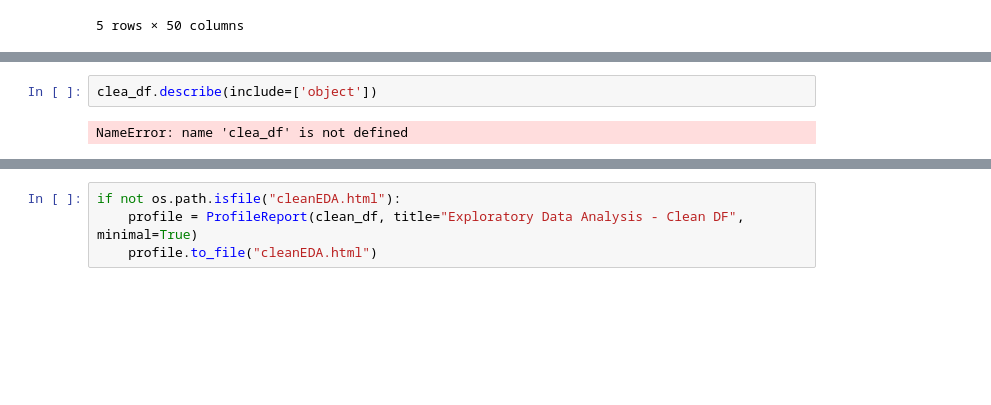
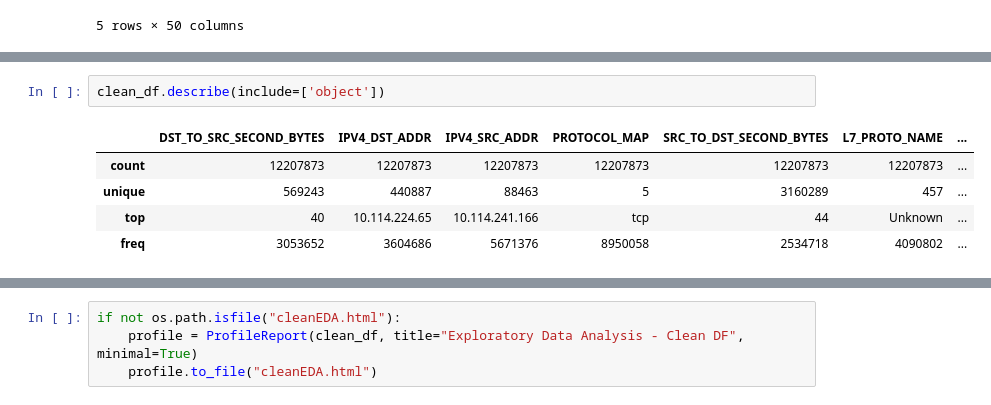
Before and after one commit to DouglasDL28/attack-detection, a Jupyter notebook: attack_detection.ipynb, the cells around one changed output, grey strips where cells are left out. Cells and saved outputs as stored; diff of their text form; blank space fills up the shorter version.

```diff
--- a/attack_detection.ipynb
+++ b/attack_detection.ipynb
@@ -85,6 +85,10 @@ clean_df.describe().transpose()
 | SAMPLING_INTERVAL | 12207873.0 | 1.000000e+00 | 0.000000e+00 | 1.000000e+00 | 1.000000e+00 | 1.000000e+00 | 1.000000e+00 | 1.000000e+00 |
 | TOTAL_FLOWS_EXP | 12207873.0 | 5.890479e+07 | 3.531791e+07 | 2.293398e+06 | 5.345536e+06 | 7.978476e+07 | 8.283673e+07 | 8.588870e+07 |
 # %%
-clea_df.describe(include=['object'])
+clean_df.describe(include=['object'])
 # %% [output]
-NameError: name 'clea_df' is not defined
+|  | DST_TO_SRC_SECOND_BYTES | IPV4_DST_ADDR | IPV4_SRC_ADDR | PROTOCOL_MAP | SRC_TO_DST_SECOND_BYTES | L7_PROTO_NAME | ... |
+| count | 12207873 | 12207873 | 12207873 | 12207873 | 12207873 | 12207873 | ... |
+| unique | 569243 | 440887 | 88463 | 5 | 3160289 | 457 | ... |
+| top | 40 | 10.114.224.65 | 10.114.241.166 | tcp | 44 | Unknown | ... |
+| freq | 3053652 | 3604686 | 5671376 | 8950058 | 2534718 | 4090802 | ... |
```
Also changed, not shown: parts of 55 cells of this notebook, 1 other file.
